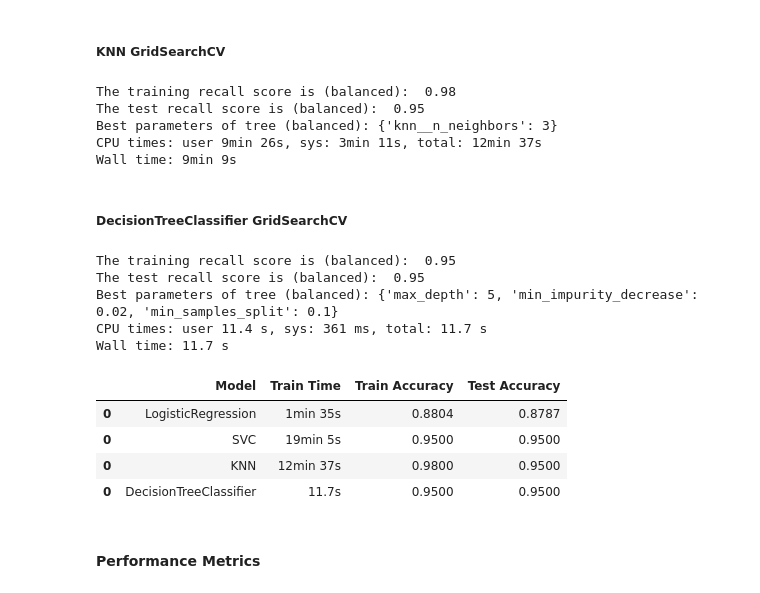
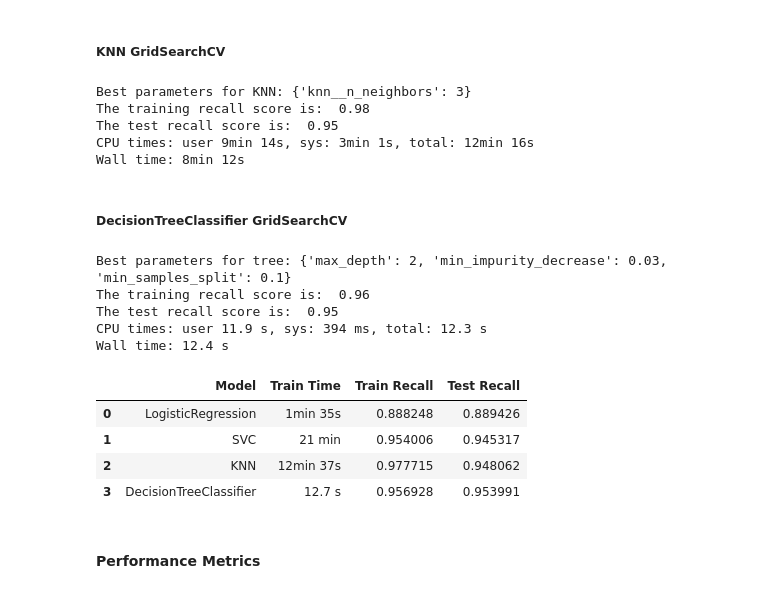
Before and after one commit to vandavilli/My-AIML-Portfolio, a Jupyter notebook: Application-5/prompt_III_va.ipynb, the cells around one changed output. Cells and saved outputs as stored; diff of their text form; code cells hidden in the pictures.

```diff
--- a/Application-5/prompt_III_va.ipynb
+++ b/Application-5/prompt_III_va.ipynb
@@ -390,9 +605,9 @@ Wall time: 19min 8s
 # %%
 svc = {
     'Model': ['SVC'],
-    'Train Time': ['19min 5s'],
-    'Train Accuracy': [0.95],
-    'Test Accuracy': [0.95]
+    'Train Time': ['21 min'],
+    'Train Recall': [svc_train_acc],
+    'Test Recall': [svc_test_acc]
 }
 
 df_svc = pd.DataFrame(svc)
@@ -406,27 +621,27 @@ params = {
 
 knn_pipe = Pipeline([('scale', StandardScaler()),
                      ('knn', KNeighborsClassifier())])
-knn_grid = GridSearchCV(knn_pipe, param_grid=params, scoring='accuracy').fit(X_train, y_train)
+knn_grid = GridSearchCV(knn_pipe, param_grid=params, scoring='recall').fit(X_train, y_train)
 
 knn_train_acc = knn_grid.score(X_train, y_train)
 knn_test_acc = knn_grid.score(X_test, y_test)
 best_params = knn_grid.best_params_
 
 print(f'Best parameters for KNN: {best_params}')
-print(f'The training accuracy score is: {knn_train_acc: .2f}')
-print(f'The test accuracy score is: {knn_test_acc: .2f}')
+print(f'The training recall score is: {knn_train_acc: .2f}')
+print(f'The test recall score is: {knn_test_acc: .2f}')
 # %% [output]
-The training recall score is (balanced):  0.98
-The test recall score is (balanced):  0.95
-Best parameters of tree (balanced): {'knn__n_neighbors': 3}
-CPU times: user 9min 26s, sys: 3min 11s, total: 12min 37s
-Wall time: 9min 9s
+Best parameters for KNN: {'knn__n_neighbors': 3}
+The training recall score is:  0.98
+The test recall score is:  0.95
+CPU times: user 9min 14s, sys: 3min 1s, total: 12min 16s
+Wall time: 8min 12s
 # %%
 knn = {
     'Model': ['KNN'],
     'Train Time': ['12min 37s'],
-    'Train Accuracy': [0.98],
-    'Test Accuracy': [0.95]
+    'Train Recall': [knn_train_acc],
+    'Test Recall': [knn_test_acc]
 }
 
 df_knn = pd.DataFrame(knn)
@@ -454,31 +669,31 @@ grid_test_acc = grid.score(X_test, y_test)
 best_params = grid.best_params_
 
 print(f'Best parameters for tree: {best_params}')
-print(f'The training accuracy score is: {grid_train_acc: .2f}')
-print(f'The test accuracy score is: {grid_test_acc: .2f}')
+print(f'The training recall score is: {grid_train_acc: .2f}')
+print(f'The test recall score is: {grid_test_acc: .2f}')
 # %% [output]
-The training recall score is (balanced):  0.95
-The test recall score is (balanced):  0.95
-Best parameters of tree (balanced): {'max_depth': 5, 'min_impurity_decrease': 0.02, 'min_samples_split': 0.1}
-CPU times: user 11.4 s, sys: 361 ms, total: 11.7 s
-Wall time: 11.7 s
+Best parameters for tree: {'max_depth': 2, 'min_impurity_decrease': 0.03, 'min_samples_split': 0.1}
+The training recall score is:  0.96
+The test recall score is:  0.95
+CPU times: user 11.9 s, sys: 394 ms, total: 12.3 s
+Wall time: 12.4 s
 # %%
 dtc = {
     'Model': ['DecisionTreeClassifier'],
-    'Train Time': ['11.7s'],
-    'Train Accuracy': [0.95],
-    'Test Accuracy': [0.95]
+    'Train Time': ['12.7 s'],
+    'Train Recall': [grid_train_acc],
+    'Test Recall': [grid_test_acc]
 }
 
 df_dtc = pd.DataFrame(dtc)
 # %%
 df_tuned_findings = pd.concat([df_logreg,df_svc,df_knn,df_dtc])
-df_tuned_findings
+df_tuned_findings.reset_index(drop=True)
 # %% [output]
-|  | Model | Train Time | Train Accuracy | Test Accuracy |
-| 0 | LogisticRegression | 1min 35s | 0.8804 | 0.8787 |
-| 0 | SVC | 19min 5s | 0.9500 | 0.9500 |
-| 0 | KNN | 12min 37s | 0.9800 | 0.9500 |
-| 0 | DecisionTreeClassifier | 11.7s | 0.9500 | 0.9500 |
+|  | Model | Train Time | Train Recall | Test Recall |
+| 0 | LogisticRegression | 1min 35s | 0.888248 | 0.889426 |
+| 1 | SVC | 21 min | 0.954006 | 0.945317 |
+| 2 | KNN | 12min 37s | 0.977715 | 0.948062 |
+| 3 | DecisionTreeClassifier | 12.7 s | 0.956928 | 0.953991 |
 # %% [markdown]
 #### Performance Metrics
```
Also changed, not shown: parts of 49 cells of this notebook.
